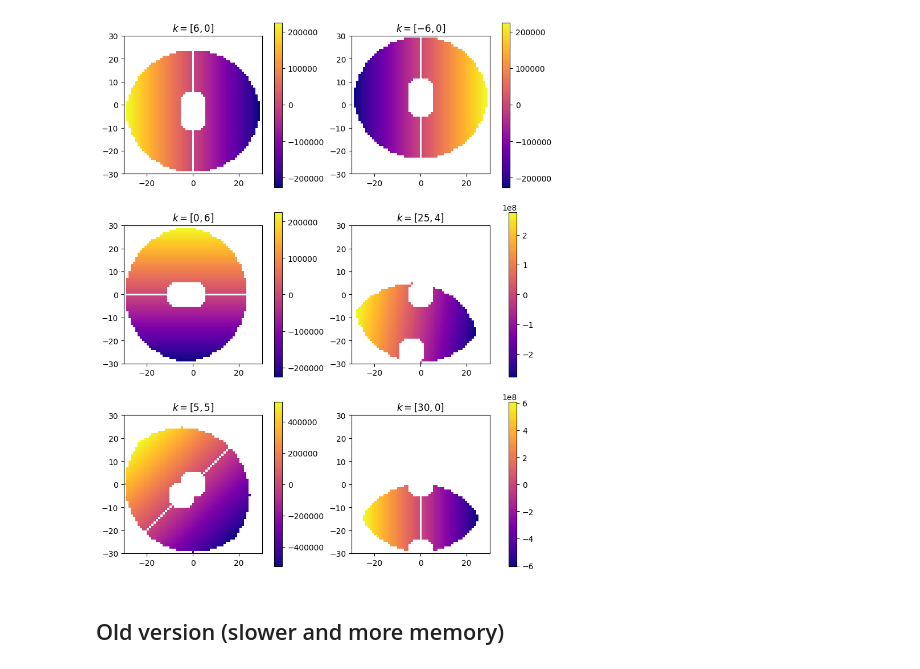
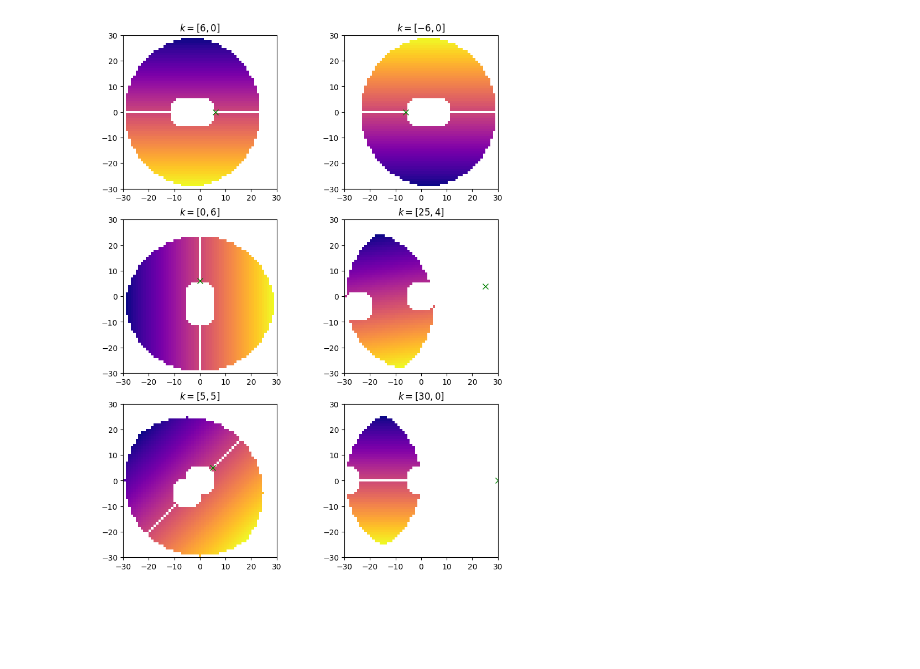
Before and after one commit to rbvogtiii/RSCAM_Networks-in-Turbulence, a Jupyter notebook: get_triads.ipynb, the cells around one changed output. Cells and saved outputs as stored; diff of their text form; code cells hidden in the pictures; blank space fills up the shorter version.

Commit message:
rho plots

```diff
--- a/get_triads.ipynb
+++ b/get_triads.ipynb
@@ -25,7 +27,7 @@ for i in range(len(idk.T)):
         q.append(-tmp-idk.T[i])
 
 k=np.row_stack(k).T;p=np.row_stack(p).T;q=np.row_stack(q).T
-kmag=np.linalg.norm(k,axis=0)**2
-pmag=np.linalg.norm(p,axis=0)**2
-qmag=np.linalg.norm(q,axis=0)**2
+kmag=np.linalg.norm(k,axis=0)
+pmag=np.linalg.norm(p,axis=0)
+qmag=np.linalg.norm(q,axis=0)
 # %% [output]
@@ -65,18 +67,17 @@ plt.show()
 # %%
 fig,ax=plt.subplots(3,2,layout='constrained',figsize=(8,10))
 
 points=[np.array([6,0]),np.array([-6,0]),np.array([0,6]),np.array([25,4]),np.array([5,5]),np.array([30,0])]
 coords=(idk+kmax).astype(int)
 
 for i in range(len(points)):
     grid=np.zeros([n]*2)
-    grid[coords[0],coords[1]]=G[order(points[i])]
+    grid[coords[1],coords[0]]=G[order(points[i])]
     grid[grid==0]=None
     ax.flat[i].set_title(rf'$k=[{points[i][0]}, {points[i][1]}]$')
-    ax.flat[i].imshow(grid,extent=[-kmax,kmax,-kmax,kmax],origin='lower',cmap='plasma')
-    plt.colorbar(ax.flat[i].imshow(grid,extent=[-kmax,kmax,-kmax,kmax],origin='lower',cmap='plasma'))
+    im=ax.flat[i].imshow(grid,extent=[-kmax,kmax,-kmax,kmax],origin='lower',cmap='plasma')
+    ax.flat[i].plot(points[i][0],points[i][1],'gx',ms=7)
+    # plt.colorbar(im)
 plt.show()
 # %% [output]
-[figure, old version]
+[figure, new version]
-# %% [markdown]
-## Old version (slower and more memory)
```
Also changed, not shown: parts of 29 cells of this notebook.
